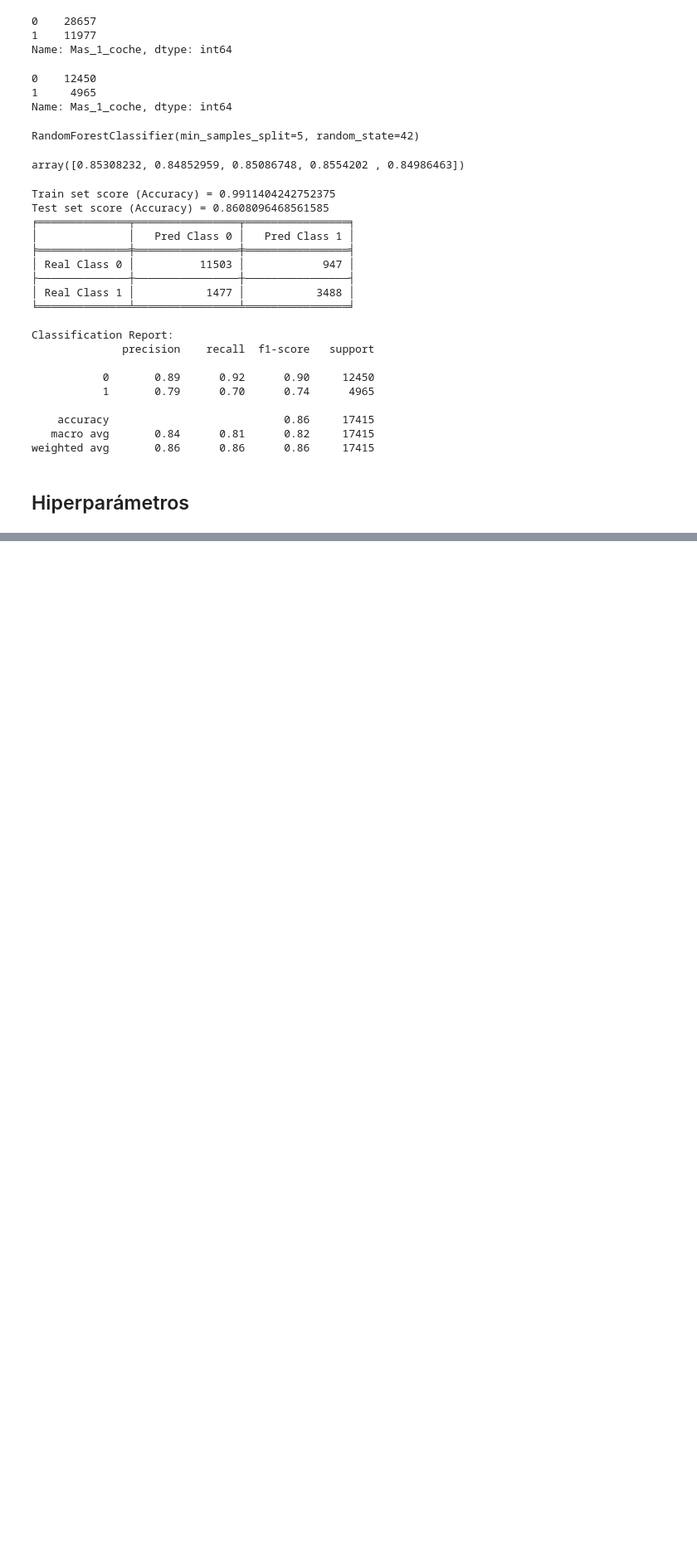
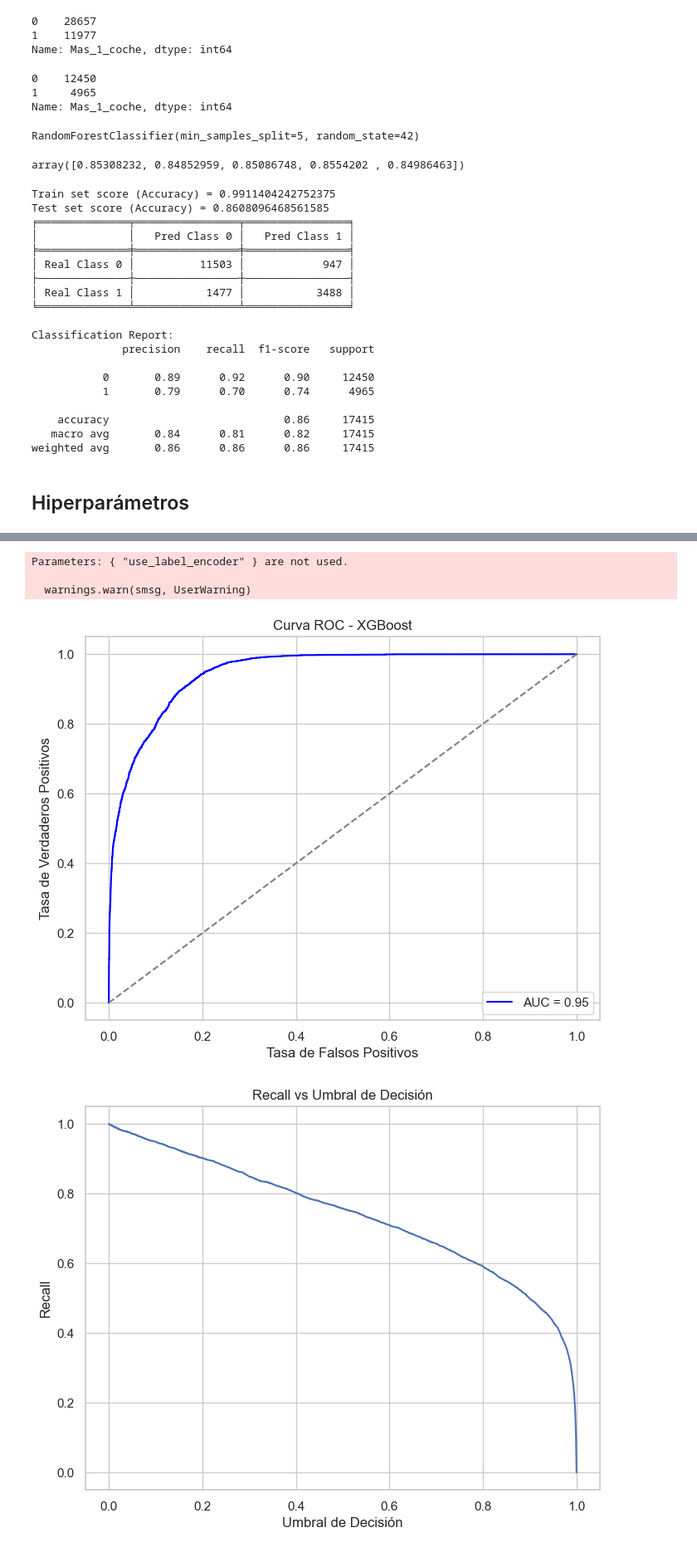
Before and after one commit to Jacobo24/Proyectos_IA, a Jupyter notebook: IA_PROPENSITY_TRAIN.ipynb, the cells around one changed output, grey strips where cells are left out. Shown at 83% size. Drawn from its saved outputs; the diff is of its cells as text; code cells hidden in the pictures; blank space fills up the shorter version.

```diff
--- a/IA_PROPENSITY_TRAIN.ipynb
+++ b/IA_PROPENSITY_TRAIN.ipynb
@@ -930,0 +1045,55 @@ KeyboardInterrupt:
+# %%
+# Graficar la Curva ROC y Recall vs Umbral para el mejor modelo
+model = results_df.iloc[0].to_dict()
+model_obj = xgb.XGBClassifier(
+    n_estimators=int(model['n_estimators']),
+    max_depth=int(model['max_depth']),
+    learning_rate=float(model['learning_rate']),
+    random_state=42,
+    use_label_encoder=False,
+    eval_metric='logloss'
+)
+model_obj.fit(X_train, y_train)
+
+# Calcular probabilidades de la clase positiva
+y_pred_proba = model_obj.predict_proba(X_test)[:, 1]
+
+# Calcular la curva ROC
+fpr, tpr, thresholds = roc_curve(y_test, y_pred_proba)
+
+# Graficar la Curva ROC
+plt.figure(figsize=(8, 6))
+plt.plot(fpr, tpr, color='blue', label=f'AUC = {roc_auc_score(y_test, y_pred_proba):.2f}')
+plt.plot([0, 1], [0, 1], color='gray', linestyle='--')
+plt.title(f'Curva ROC - XGBoost')
+plt.xlabel('Tasa de Falsos Positivos')
+plt.ylabel('Tasa de Verdaderos Positivos')
+plt.legend(loc='lower right')
+plt.grid(True)
+plt.show()
+
+# Graficar Recall vs Umbral
+plt.figure(figsize=(8, 6))
+plt.plot(thresholds, tpr, label='Recall')
+plt.title('Recall vs Umbral de Decisión')
+plt.xlabel('Umbral de Decisión')
+plt.ylabel('Recall')
+plt.grid(True)
+plt.show()
+
+# Matriz de Confusión
+y_pred = model_obj.predict(X_test)
+cm = confusion_matrix(y_test, y_pred)
+
+# Mostrar la matriz de confusión
+disp = sns.heatmap(cm, annot=True, fmt='d', cmap='Blues')
+plt.xlabel('Predicted Label')
+plt.ylabel('True Label')
+plt.title(f'Matriz de Confusión - XGBoost')
+plt.show()
+# %% [output]
+Parameters: { "use_label_encoder" } are not used.
+
+  warnings.warn(smsg, UserWarning)
+[figure, added]
+[figure, added]
```
Also changed, not shown: parts of 11 cells of this notebook.
